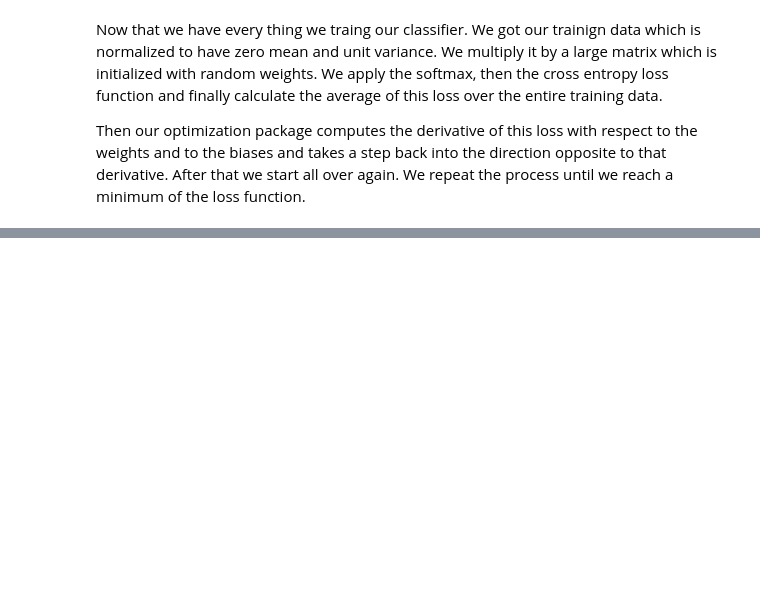
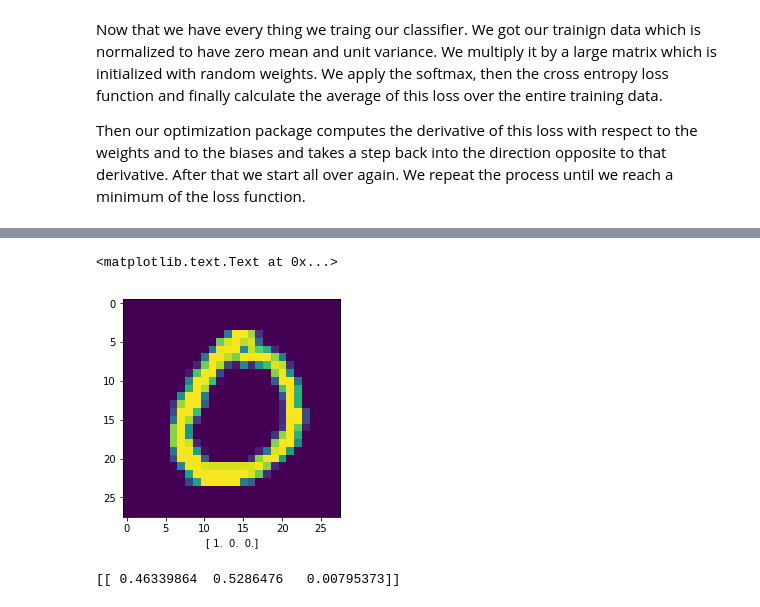
Before and after one commit to fjp/tensorFlow_tutorial, a Jupyter notebook: tensorFlow_tutorial.ipynb, the cells around one changed output, grey strips where cells are left out. Cells and saved outputs as stored; diff of their text form; code cells hidden in the pictures; blank space fills up the shorter version.

```diff
--- a/tensorFlow_tutorial.ipynb
+++ b/tensorFlow_tutorial.ipynb
@@ -523,0 +533,29 @@ This is just not a theoretical problem. Every classifier that we will build will
+# %%
+%matplotlib inline
+
+import matplotlib
+import numpy as np
+import matplotlib.pyplot as plt
+
+idx = 80
+digit_feature_vec = train_features[idx]
+digit_label = train_labels[idx]
+
+image = digit_feature_vec.reshape((28,28))
+plt.imshow(image)
+plt.xlabel(digit_label)
+# %% [output]
+<matplotlib.text.Text at 0x...>
+[figure, added]
+# %%
+with tf.Session() as session:
+    # initialize all TensorFlow variables
+    session.run(init)
+
+    # Softmax
+    prediction = tf.nn.softmax(logits)
+
+    output = session.run(prediction, feed_dict={features: [digit_feature_vec]})
+    print(output)
+# %% [output]
+[[ 0.46339864  0.5286476   0.00795373]]
```
Also changed, not shown: parts of 35 cells of this notebook.
